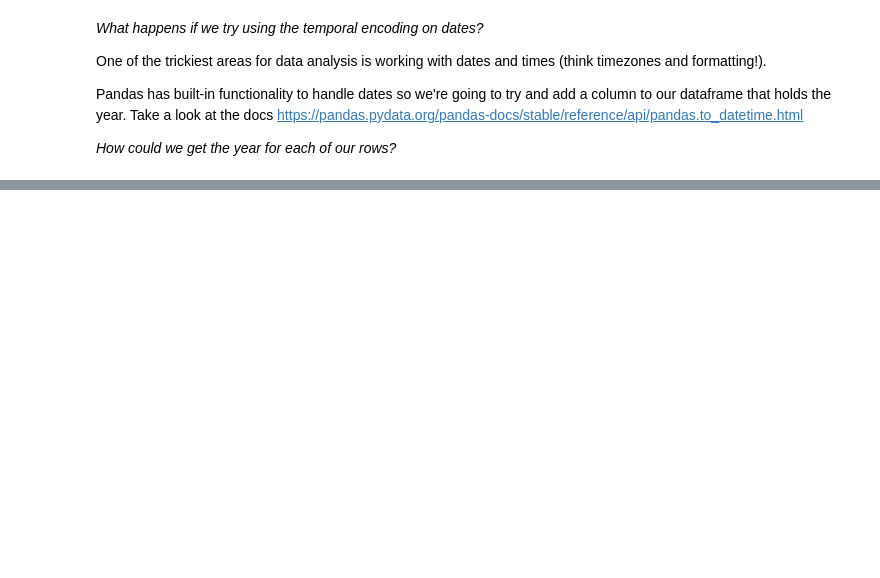
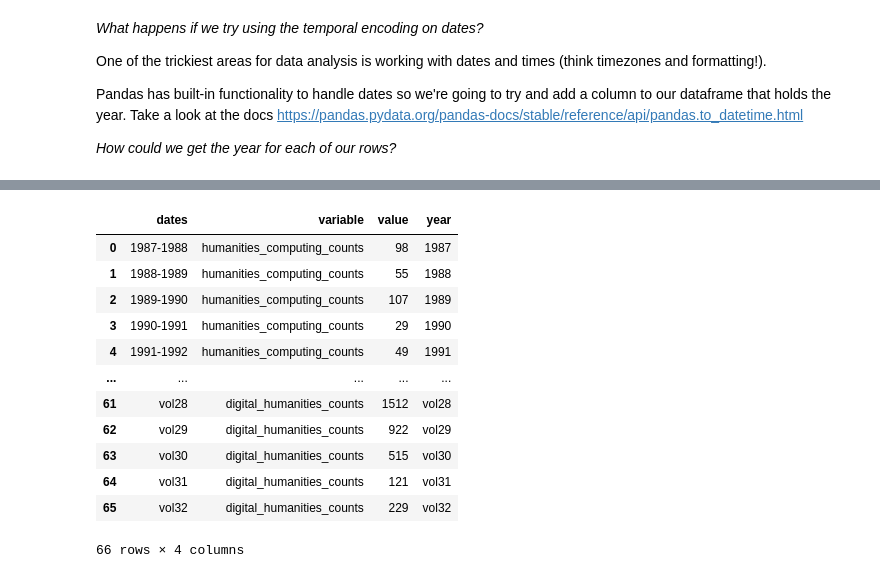
Before and after one commit to ZoeLeBlanc/visualizing_humanities_data_workshop, a Jupyter notebook: Introduction to the Grammar of Graphics and Text Analysis.ipynb, the cells around one changed output, grey strips where cells are left out. Saved outputs shown, nothing was run; the diff lists cells and outputs as text; code cells hidden in the pictures; blank space fills up the shorter version.

```diff
--- a/Introduction to the Grammar of Graphics and Text Analysis.ipynb
+++ b/Introduction to the Grammar of Graphics and Text Analysis.ipynb
@@ -376,3 +444,19 @@ Now let's try rerunning our graph but using `year`.
 Woot! We officially have recreated this graph and added more information that would be useful to a reader.
 
 There's a few more things we could add like click events or tooltip hovers, but for now let's try and get you started on the homework exercise!
+# %%
+counts_melted
+# %% [output]
+|  | dates | variable | value | year |
+| 0 | 1987-1988 | humanities_computing_counts | 98 | 1987 |
+| 1 | 1988-1989 | humanities_computing_counts | 55 | 1988 |
+| 2 | 1989-1990 | humanities_computing_counts | 107 | 1989 |
+| 3 | 1990-1991 | humanities_computing_counts | 29 | 1990 |
+| 4 | 1991-1992 | humanities_computing_counts | 49 | 1991 |
+| ... | ... | ... | ... | ... |
+| 61 | vol28 | digital_humanities_counts | 1512 | vol28 |
+| 62 | vol29 | digital_humanities_counts | 922 | vol29 |
+| 63 | vol30 | digital_humanities_counts | 515 | vol30 |
+| 64 | vol31 | digital_humanities_counts | 121 | vol31 |
+| 65 | vol32 | digital_humanities_counts | 229 | vol32 |
+66 rows × 4 columns
```
Also changed, not shown: parts of 12 cells of this notebook, 1 other file.
